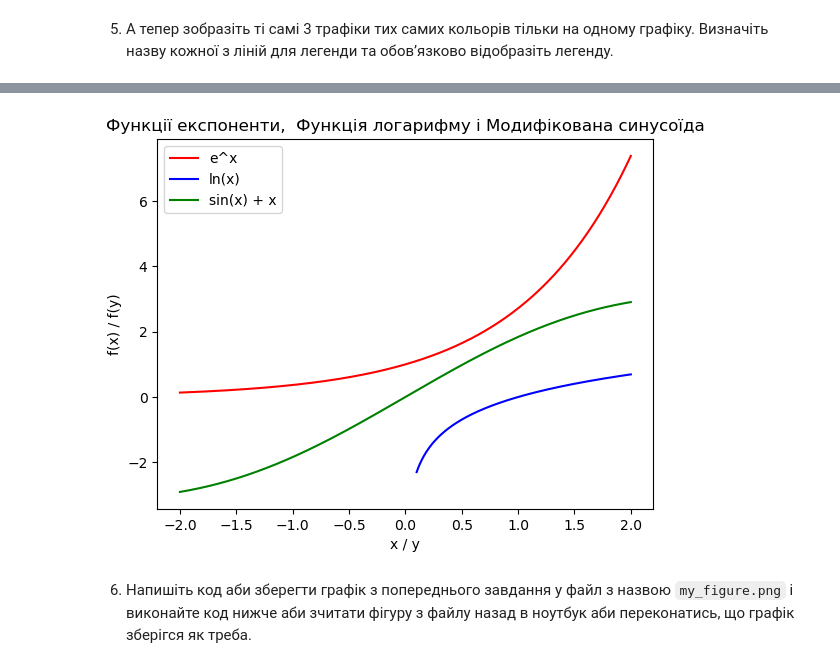
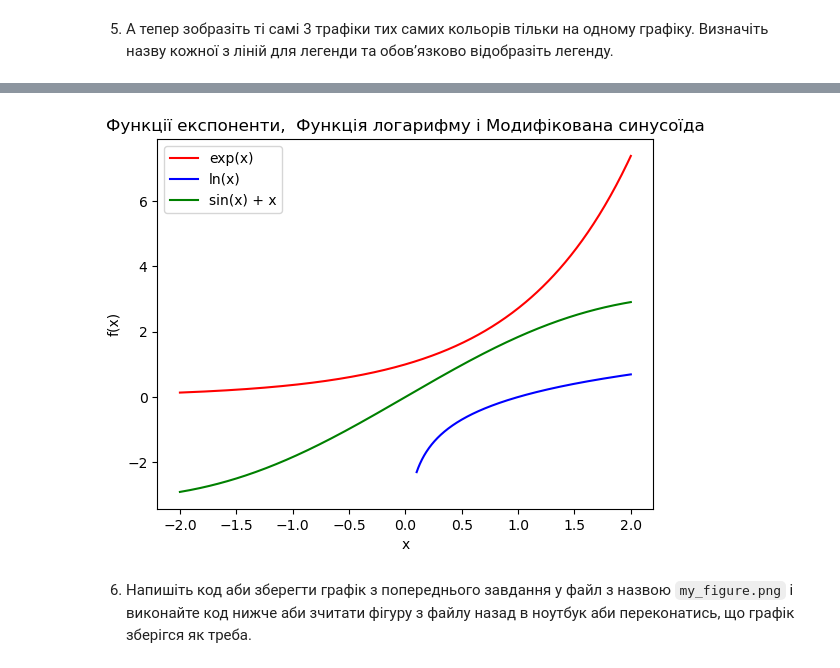
Before and after one commit to bhaz123/Python_for_DA_tasks_AW, a Jupyter notebook: module_4/hw_4_2_Базові_візуалізації_Продовження.ipynb, the cells around one changed output, grey strips where cells are left out. Cells and saved outputs as stored; diff of their text form; code cells hidden in the pictures.

```diff
--- a/module_4/hw_4_2_Базові_візуалізації_Продовження.ipynb
+++ b/module_4/hw_4_2_Базові_візуалізації_Продовження.ipynb
@@ -16,7 +16,7 @@ import numpy as np
 2. Використовуючи фукнціонал `numpy` створіть масив `x` з 400 точок в діапазоні між -2 та 2 і масив `x_positive` в діапазоні між 0.1 і 2 також з 400 точок. Другий масив в нас буде для логарифмічної функції, перший з більш широким діапазоном - для інших функцій.
 # %%
 x = np.linspace(-2, 2, 400)
-y = np.linspace(0.1, 2, 400)
+x_positive = np.linspace(0.1, 2, 400)
 # %% [markdown]
 
 3. Тут маємо кілька кроків.
@@ -122,17 +122,17 @@ plt.legend();
 # %%
 # Спосіб 2 - використовуючи Object Oriented Interface
 
 ax = plt.axes()
 
-ax.plot(x, np.exp(x), color='red', label='e^x')
-ax.plot(y, np.log(y), color='blue', label='ln(x)')
+ax.plot(x, np.exp(x), color='red', label='exp(x)')
+ax.plot(x_positive, np.log(x_positive), color='blue', label='ln(x)')
 ax.plot(x, np.sin(x) + x, color='green', label='sin(x) + x')
 ax.set_title('Функції експоненти,  Функція логарифму і Модифікована синусоїда')
-ax.set_xlabel('x / y')
-ax.set_ylabel('f(x) / f(y)')
+ax.set_xlabel('x')
+ax.set_ylabel('f(x)')
 ax.legend();
 # %% [output]
-[figure, old version]
+[figure, new version]
 # %% [markdown]
 6. Напишіть код аби зберегти графік з попереднього завдання у файл з назвою `my_figure.png` і виконайте код нижче аби зчитати фігуру з файлу назад в ноутбук аби переконатись, що графік зберігся як треба.
 # %%
```
Also changed, not shown: parts of 6 cells of this notebook.
